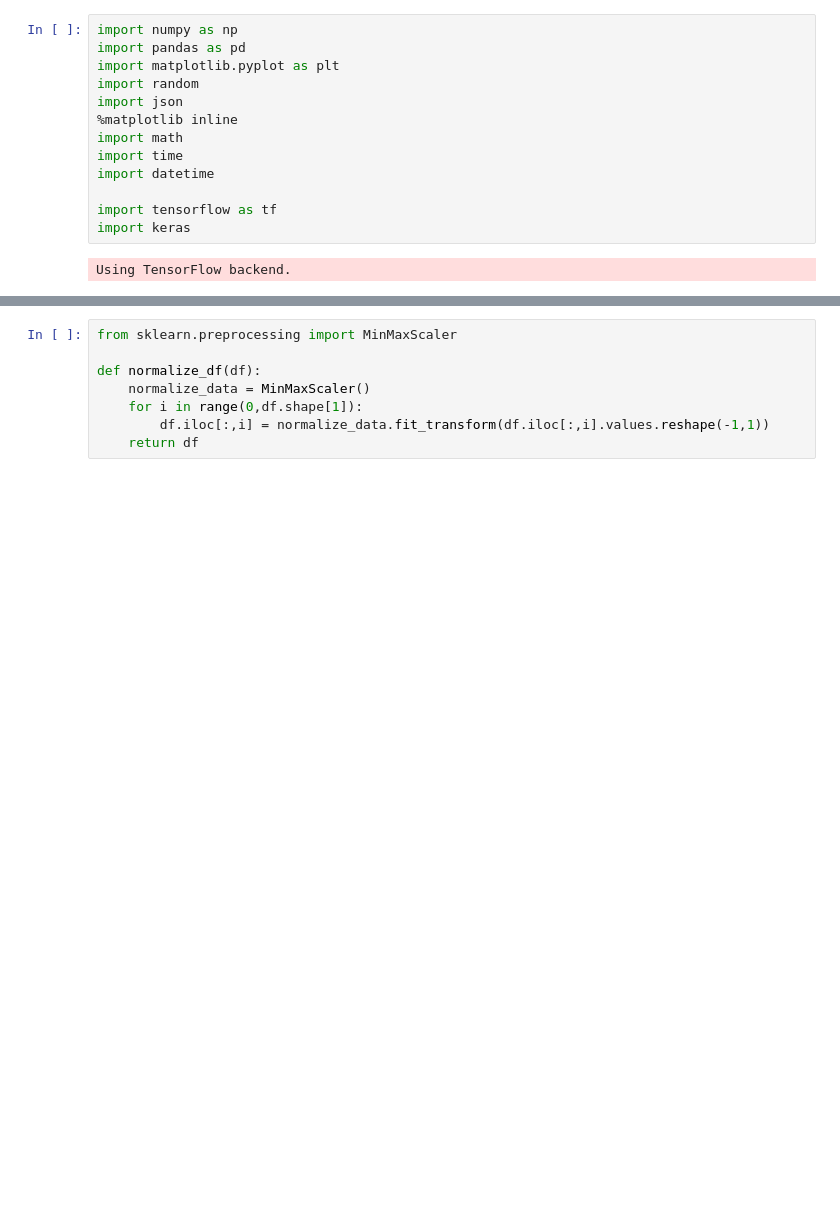
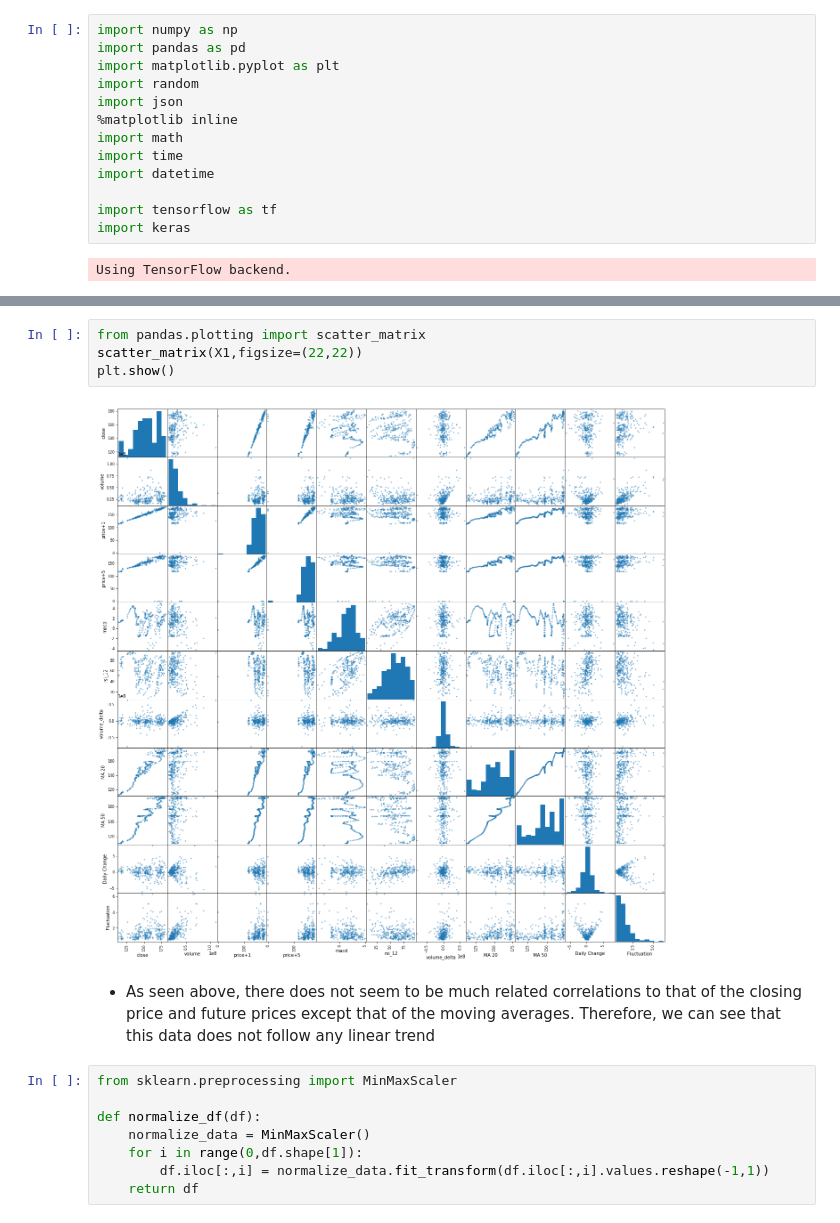
Before and after one commit to Columbia-Intro-Data-Science/python-introduction-kj2431, a Jupyter notebook: data science final 2.ipynb, the cells around one changed output, grey strips where cells are left out. Drawn from its saved outputs; the diff is of its cells as text; blank space fills up the shorter version.

```diff
--- a/data science final 2.ipynb
+++ b/data science final 2.ipynb
@@ -72,3 +81,11 @@ See the caveats in the documentation: http://pandas.pydata.org/pandas-docs/stabl
+# %%
+from pandas.plotting import scatter_matrix
+scatter_matrix(X1,figsize=(22,22))
+plt.show()
+# %% [output]
+[figure, added]
+# %% [markdown]
+- As seen above, there does not seem to be much related correlations to that of the closing price and future prices except that of the moving averages. Therefore, we can see that this data does not follow any linear trend
 # %%
 from sklearn.preprocessing import MinMaxScaler
 
```
Also changed, not shown: parts of 13 cells of this notebook.
